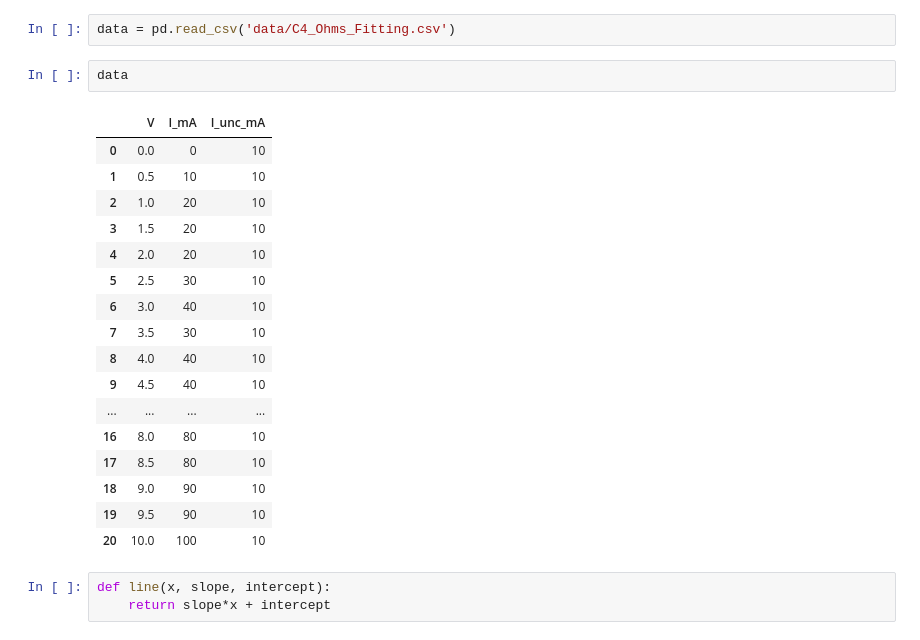
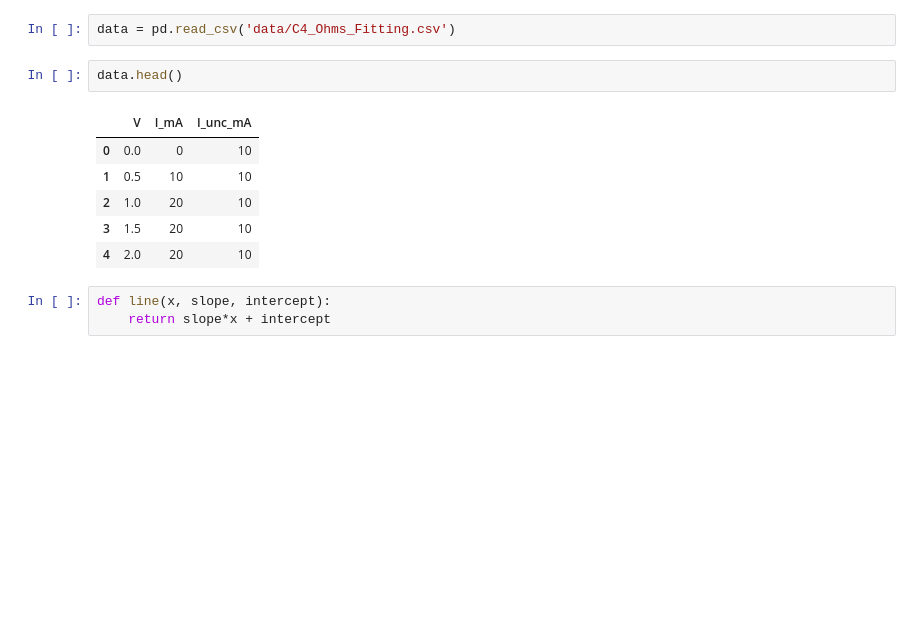
Before and after one commit to amavicpos/other-files, a Jupyter notebook: Scientific computing with Python/C4_notebook.ipynb, the cells around one changed output. Drawn from its saved outputs; the diff is of its cells as text; blank space fills up the shorter version.

```diff
--- a/Scientific computing with Python/C4_notebook.ipynb
+++ b/Scientific computing with Python/C4_notebook.ipynb
@@ -30,25 +30,14 @@ plt.show()
 # %%
 data = pd.read_csv('data/C4_Ohms_Fitting.csv')
 # %%
-data
+data.head()
 # %% [output]
 |  | V | I_mA | I_unc_mA |
 | 0 | 0.0 | 0 | 10 |
 | 1 | 0.5 | 10 | 10 |
 | 2 | 1.0 | 20 | 10 |
 | 3 | 1.5 | 20 | 10 |
 | 4 | 2.0 | 20 | 10 |
-| 5 | 2.5 | 30 | 10 |
-| 6 | 3.0 | 40 | 10 |
-| 7 | 3.5 | 30 | 10 |
-| 8 | 4.0 | 40 | 10 |
-| 9 | 4.5 | 40 | 10 |
-| ... | ... | ... | ... |
-| 16 | 8.0 | 80 | 10 |
-| 17 | 8.5 | 80 | 10 |
-| 18 | 9.0 | 90 | 10 |
-| 19 | 9.5 | 90 | 10 |
-| 20 | 10.0 | 100 | 10 |
 # %%
 def line(x, slope, intercept):
     return slope*x + intercept
```
Also changed, not shown: parts of 2 cells of this notebook, 2 other files.
